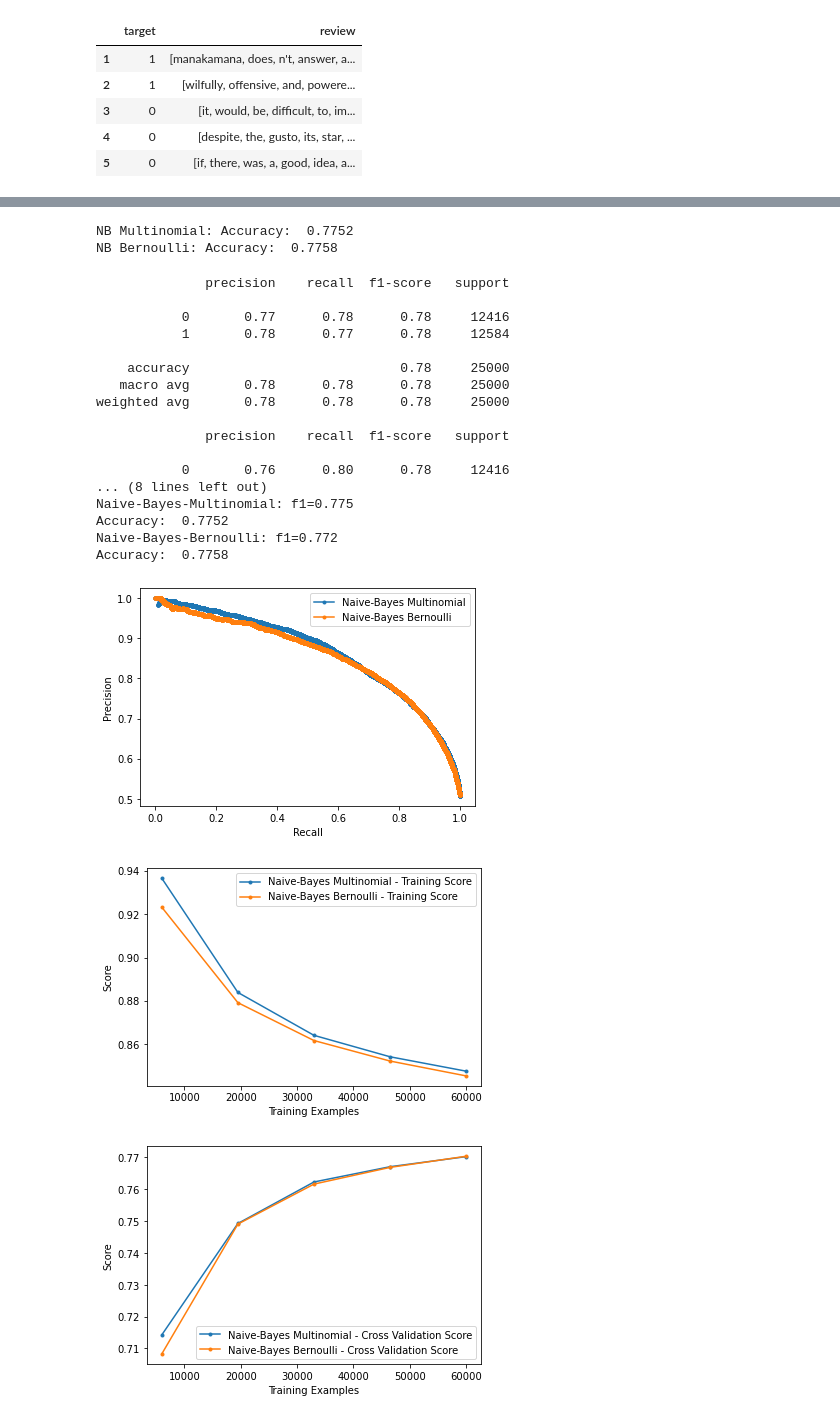
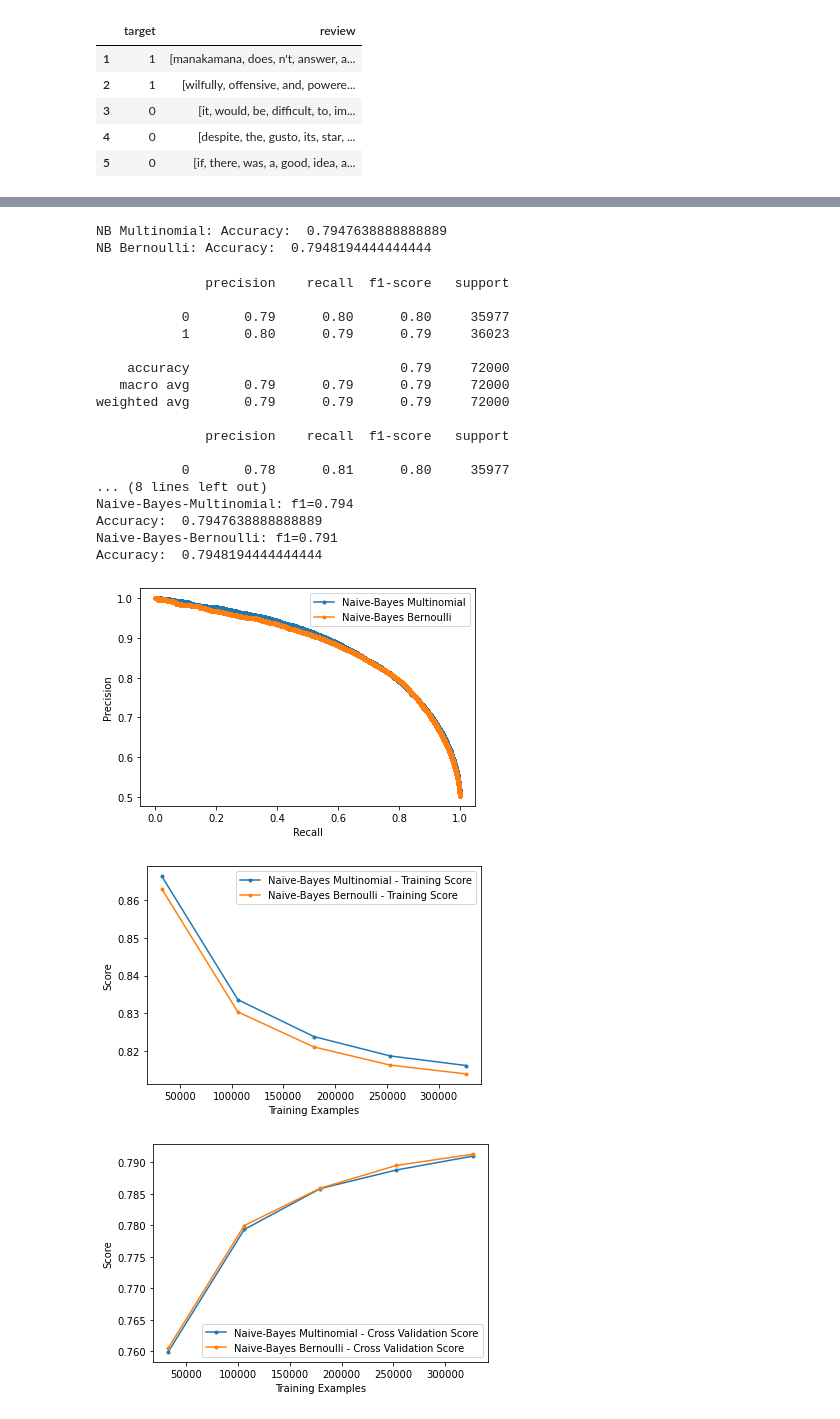
Before and after one commit to thomassheboy/CS254-FinalProject, a Jupyter notebook: ProjectDataImport.ipynb, the cells around one changed output, grey strips where cells are left out. Drawn from its saved outputs; the diff is of its cells as text; code cells hidden in the pictures.

Commit message:
Finalization of Benchmark

```diff
--- a/ProjectDataImport.ipynb
+++ b/ProjectDataImport.ipynb
@@ -150,7 +150,7 @@ reviews.tail()
 # %%
 # Create Train and Test splits
 test_s = .15
-train_x, test_x, train_y, test_y = model_selection.train_test_split(reviews['text_final'], reviews['target'], test_size=test_s)
+train_x, test_x, train_y, test_y = model_selection.train_test_split(reviews['unaltered_words'], reviews['target'], test_size=test_s)
 # %%
 print("\ntrain_x Shape: ", train_x.shape)
 print("\ntrain_y Shape: ", train_y.shape)
@@ -184,7 +184,7 @@ test_y = Encoder.fit_transform(test_y)
 # %%
 max_f = 480000
 Tfidf_vect = TfidfVectorizer(max_features=max_f)
-Tfidf_vect.fit(reviews['text_final'])
+Tfidf_vect.fit(reviews['unaltered_words'])
 train_x_Tfidf = Tfidf_vect.transform(train_x)
 test_x_Tfidf = Tfidf_vect.transform(test_x)
-print(Tfidf_vect.vocabulary_)
+#print(Tfidf_vect.vocabulary_)
@@ -213,14 +211,14 @@ print(train_x_Tfidf)
 # %%
 # First Attempt at classifier is Naive Bays
-#nbm = naive_bayes.MultinomialNB()
-#nbm.fit(train_x_Tfidf, train_y)
+nbm = naive_bayes.MultinomialNB()
+nbm.fit(train_x_Tfidf, train_y)
 
 #Bernoulli Naive Bayes
 nbb = naive_bayes.BernoulliNB()
 nbb.fit(train_x_Tfidf, train_y)
 
 # predict the target on validation data
-#pred_nbm = nbm.predict(test_x_Tfidf)
+pred_nbm = nbm.predict(test_x_Tfidf)
 pred_nbb = nbb.predict(test_x_Tfidf)
 
 # output accuracy just to show it works
@@ -232,31 +230,31 @@ print("NB Bernoulli: Accuracy: ", accuracy_score(pred_nbb, test_y))
 #pred_svm = svm.predict(test_x_Tfidf)
 #print("SVM: Accuracy: ", accuracy_score(pred_svm, test_y))
 # %% [output]
-NB Multinomial: Accuracy:  0.7752
-NB Bernoulli: Accuracy:  0.7758
+NB Multinomial: Accuracy:  0.7947638888888889
+NB Bernoulli: Accuracy:  0.7948194444444444
 # %%
 #Analysis
 
 #Predict Probability
-#nbm_probs = nbm.predict_proba(test_x_Tfidf)
-#nbm_probs = nbm_probs[:,1]
+nbm_probs = nbm.predict_proba(test_x_Tfidf)
+nbm_probs = nbm_probs[:,1]
 nbb_probs = nbb.predict_proba(test_x_Tfidf)
 nbb_probs = nbb_probs[:,1]
 #svm_probs = svm.predict_proba(test_x_Tfidf)
 #svm_probs = svm_probs[:,1]
 
 #Classification Report
-#print(classification_report(test_y, pred_nbm, labels=[0,1]))
+print(classification_report(test_y, pred_nbm, labels=[0,1]))
 print(classification_report(test_y, pred_nbb, labels=[0,1]))
 #print(classification_report(test_y, pred_svm, labels=[0,1]))
 
 #Calculate precision-recall
-#precision_nbm, recall_nbm, thresholds_nbm = precision_recall_curve(test_y, nbm_probs)
+precision_nbm, recall_nbm, thresholds_nbm = precision_recall_curve(test_y, nbm_probs)
 precision_nbb, recall_nbb, thresholds_nbb = precision_recall_curve(test_y, nbb_probs)
 #precision_svm, recall_svm, thresholds_svm = precision_recall_curve(test_y, svm_probs)
 
 #Calculate F1
-#f1_nbm = f1_score(test_y, pred_nbm)
+f1_nbm = f1_score(test_y, pred_nbm)
 f1_nbb = f1_score(test_y, pred_nbb)
 #f1_svm = f1_score(test_y, pred_svm)
 
@@ -267,8 +265,8 @@ f1_nbb = f1_score(test_y, pred_nbb)
 # summarize scores
 print("Test Split: ", test_s)
 print("Max Features: ", max_f)
-#print('Naive-Bayes-Multinomial: f1=%.3f' % (f1_nbm))
-#print("Accuracy: ", accuracy_score(pred_nbm, test_y))
+print('Naive-Bayes-Multinomial: f1=%.3f' % (f1_nbm))
+print("Accuracy: ", accuracy_score(pred_nbm, test_y))
 print('Naive-Bayes-Bernoulli: f1=%.3f' % (f1_nbb))
 print("Accuracy: ", accuracy_score(pred_nbb, test_y))
 #print('Support Vector Machine: f1=%.3f' % (f1_svm))
@@ -277,7 +275,7 @@ print("Accuracy: ", accuracy_score(pred_nbb, test_y))
 
 # plot the precision-recall curves
 no_skill = len(test_y[test_y==1]) / len(test_y)
-#pyplot.plot(recall_nbm, precision_nbm, marker='.', label='Naive-Bayes Multinomial')
+pyplot.plot(recall_nbm, precision_nbm, marker='.', label='Naive-Bayes Multinomial')
 pyplot.plot(recall_nbb, precision_nbb, marker='.', label='Naive-Bayes Bernoulli')
 #pyplot.plot(recall_svm, precision_svm, marker='.', label='SVM')
 
@@ -293,55 +291,55 @@ pyplot.show()
 # %% [output]
               precision    recall  f1-score   support
 
-           0       0.77      0.78      0.78     12416
-           1       0.78      0.77      0.78     12584
+           0       0.79      0.80      0.80     35977
+           1       0.80      0.79      0.79     36023
 
-    accuracy                           0.78     25000
-   macro avg       0.78      0.78      0.78     25000
-weighted avg       0.78      0.78      0.78     25000
+    accuracy                           0.79     72000
+   macro avg       0.79      0.79      0.79     72000
+weighted avg       0.79      0.79      0.79     72000
 
               precision    recall  f1-score   support
 
-           0       0.76      0.80      0.78     12416
+           0       0.78      0.81      0.80     35977
 ... (8 lines left out)
-Naive-Bayes-Multinomial: f1=0.775
-Accuracy:  0.7752
-Naive-Bayes-Bernoulli: f1=0.772
-Accuracy:  0.7758
+Naive-Bayes-Multinomial: f1=0.794
+Accuracy:  0.7947638888888889
+Naive-Bayes-Bernoulli: f1=0.791
+Accuracy:  0.7948194444444444
-[figure, old version]
+[figure, new version]
 # %%
 #Learning curve
 #svm_train_sizes, svm_train_scores, svm_valid_scores = learning_curve(SVC(probability=True), train_x_Tfidf, train_y,  cv=5)
-#nbm_train_sizes, nbm_train_scores, nbm_valid_scores = learning_curve(naive_bayes.MultinomialNB(), train_x_Tfidf, train_y,  cv=5)
+nbm_train_sizes, nbm_train_scores, nbm_valid_scores = learning_curve(naive_bayes.MultinomialNB(), train_x_Tfidf, train_y,  cv=5)
 nbb_train_sizes, nbb_train_scores, nbb_valid_scores = learning_curve(naive_bayes.BernoulliNB(), train_x_Tfidf, train_y,  cv=5)
 
-#nbm_valid_scores = np.mean(nbm_valid_scores, axis=1)
-#nbm_train_scores = np.mean(nbm_train_scores, axis=1)
+nbm_valid_scores = np.mean(nbm_valid_scores, axis=1)
+nbm_train_scores = np.mean(nbm_train_scores, axis=1)
 nbb_valid_scores = np.mean(nbb_valid_scores, axis=1)
 nbb_train_scores = np.mean(nbb_train_scores, axis=1)
 #svm_valid_scores = np.mean(svm_valid_scores, axis=1)
 #svm_train_scores = np.mean(svm_train_scores, axis=1)
 
-#pyplot.plot(nbm_train_sizes, nbm_train_scores, marker='.', label='Naive-Bayes Multinomial - Training Score')
+pyplot.plot(nbm_train_sizes, nbm_train_scores, marker='.', label='Naive-Bayes Multinomial - Training Score')
 pyplot.plot(nbb_train_sizes, nbb_train_scores, marker='.', label='Naive-Bayes Bernoulli - Training Score')
 #pyplot.plot(svm_train_sizes, svm_train_scores, marker='.', label='SVM - Training Score')
 
 pyplot.xlabel('Training Examples')
 pyplot.ylabel('Score')
 pyplot.legend()
 
 # show the plot
 pyplot.show()
 
-#pyplot.plot(nbm_train_sizes, nbm_valid_scores, marker='.', label='Naive-Bayes Multinomial - Cross Validation Score')
+pyplot.plot(nbm_train_sizes, nbm_valid_scores, marker='.', label='Naive-Bayes Multinomial - Cross Validation Score')
 pyplot.plot(nbb_train_sizes, nbb_valid_scores, marker='.', label='Naive-Bayes Bernoulli - Cross Validation Score')
 #pyplot.plot(svm_train_sizes, svm_valid_scores, marker='.', label='SVM - Cross Validation Score')
 pyplot.xlabel('Training Examples')
 pyplot.ylabel('Score')
 pyplot.legend()
 
 # show the plot
 pyplot.show()
 # %% [output]
-[figure, old version]
+[figure, new version]
-[figure, old version]
+[figure, new version]
```
Also changed, not shown: parts of 5 cells of this notebook.
